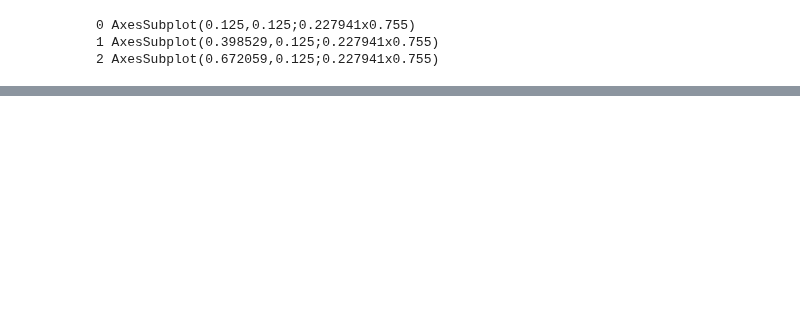
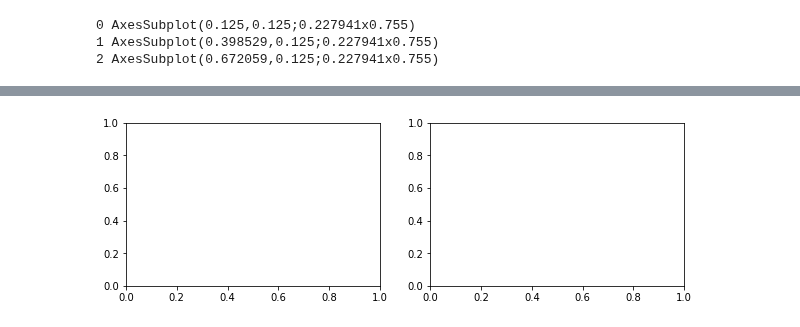
Before and after one commit to hiro106/statistics-ml-cs-learning, a Jupyter notebook: Fastest_dimension_of_array.ipynb, the cells around one changed output, grey strips where cells are left out. Cells and saved outputs as stored; diff of their text form; code cells hidden in the pictures; blank space fills up the shorter version.

```diff
--- a/Fastest_dimension_of_array.ipynb
+++ b/Fastest_dimension_of_array.ipynb
@@ -341,0 +336,4 @@ array([[[[0, 0, 0, 0],
+# %%
+fig
+# %% [output]
+[figure, added]
```
Also changed, not shown: parts of 30 cells of this notebook.
